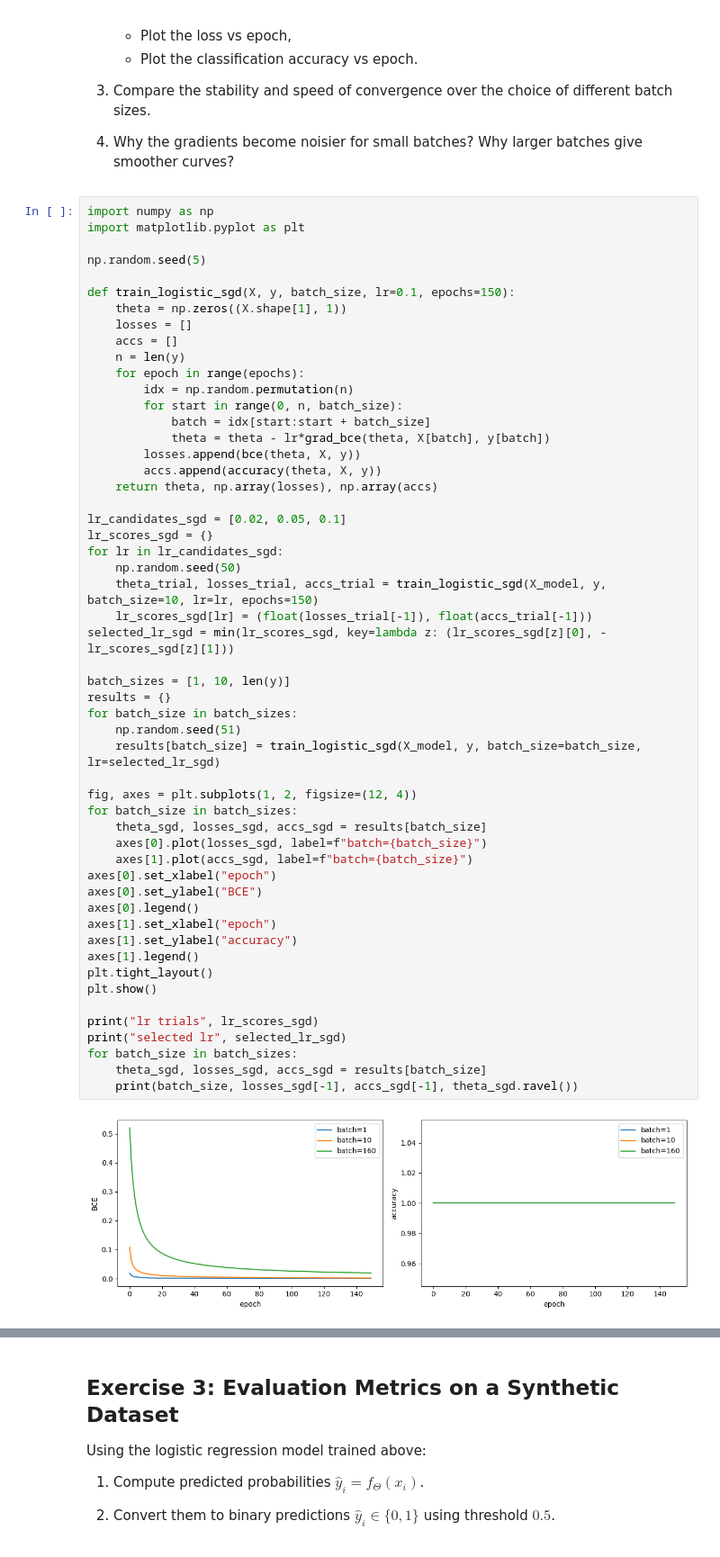
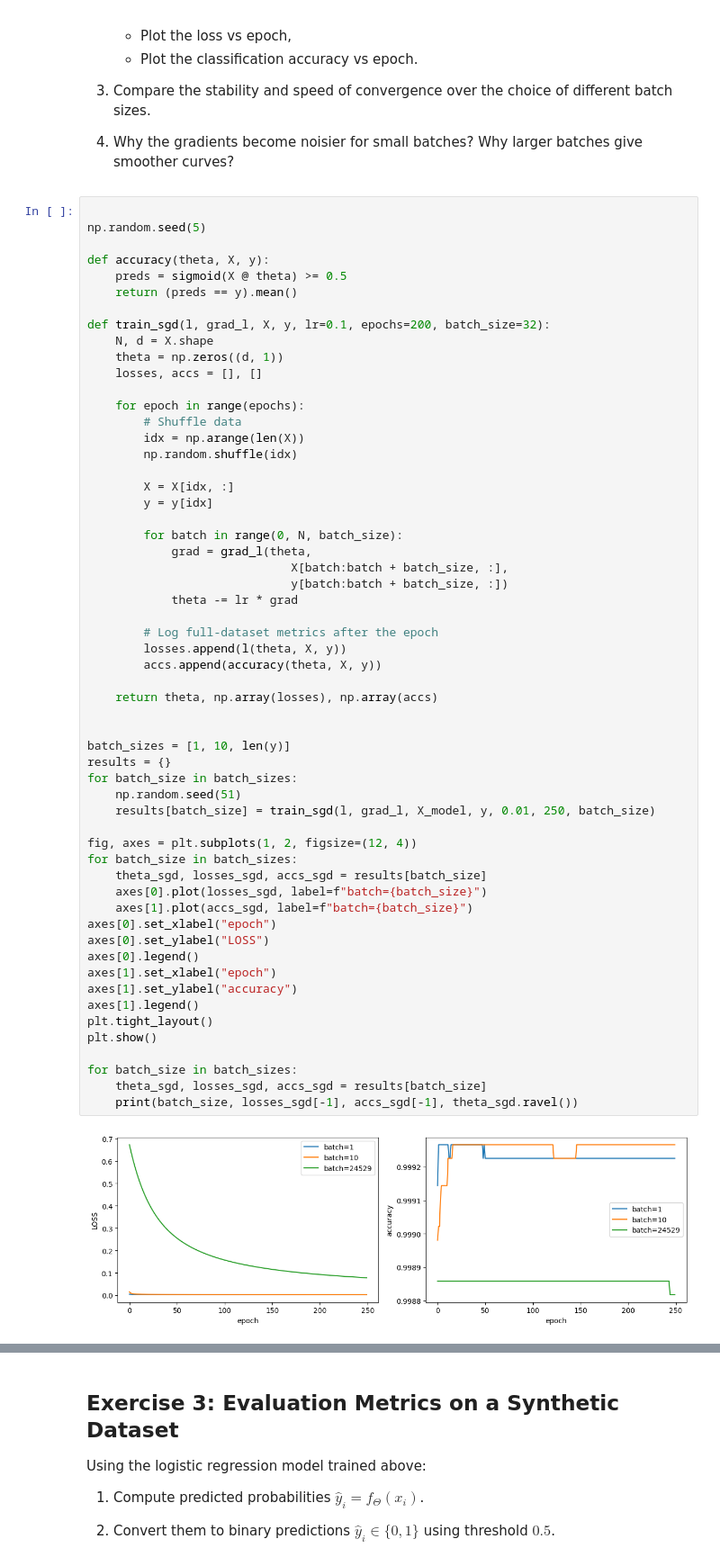
Before and after one commit to mohamadch91/Statistical-and-Mathematical-Methods-for-Machine-Learning-SMM-, a Jupyter notebook: hw3/HW3.ipynb, the cells around one changed output, grey strips where cells are left out. Shown at 90% size. Drawn from its saved outputs; the diff is of its cells as text.

```diff
--- a/hw3/HW3.ipynb
+++ b/hw3/HW3.ipynb
@@ -137,57 +112,61 @@ Use the same synthetic dataset used in the previous exercise, but train logistic
 
 4. Why the gradients become noisier for small batches? Why larger batches give smoother curves?
 # %%
-import numpy as np
-import matplotlib.pyplot as plt
 
 np.random.seed(5)
 
-def train_logistic_sgd(X, y, batch_size, lr=0.1, epochs=150):
-    theta = np.zeros((X.shape[1], 1))
-    losses = []
-    accs = []
-    n = len(y)
+def accuracy(theta, X, y):
+    preds = sigmoid(X @ theta) >= 0.5
+    return (preds == y).mean()
+
+def train_sgd(l, grad_l, X, y, lr=0.1, epochs=200, batch_size=32):
+    N, d = X.shape
+    theta = np.zeros((d, 1))
+    losses, accs = [], []
+
     for epoch in range(epochs):
-        idx = np.random.permutation(n)
-        for start in range(0, n, batch_size):
-            batch = idx[start:start + batch_size]
-            theta = theta - lr*grad_bce(theta, X[batch], y[batch])
-        losses.append(bce(theta, X, y))
+        # Shuffle data
+        idx = np.arange(len(X))
+        np.random.shuffle(idx)
+
+        X = X[idx, :]
+        y = y[idx]
+
+        for batch in range(0, N, batch_size):
+            grad = grad_l(theta,
+                             X[batch:batch + batch_size, :],
+                             y[batch:batch + batch_size, :])
+            theta -= lr * grad
+
+        # Log full-dataset metrics after the epoch
+        losses.append(l(theta, X, y))
         accs.append(accuracy(theta, X, y))
+
     return theta, np.array(losses), np.array(accs)
 
-lr_candidates_sgd = [0.02, 0.05, 0.1]
-lr_scores_sgd = {}
-for lr in lr_candidates_sgd:
-    np.random.seed(50)
-    theta_trial, losses_trial, accs_trial = train_logistic_sgd(X_model, y, batch_size=10, lr=lr, epochs=150)
-    lr_scores_sgd[lr] = (float(losses_trial[-1]), float(accs_trial[-1]))
-selected_lr_sgd = min(lr_scores_sgd, key=lambda z: (lr_scores_sgd[z][0], -lr_scores_sgd[z][1]))
 
 batch_sizes = [1, 10, len(y)]
 results = {}
 for batch_size in batch_sizes:
     np.random.seed(51)
-    results[batch_size] = train_logistic_sgd(X_model, y, batch_size=batch_size, lr=selected_lr_sgd)
+    results[batch_size] = train_sgd(l, grad_l, X_model, y, 0.01, 250, batch_size)
 
 fig, axes = plt.subplots(1, 2, figsize=(12, 4))
 for batch_size in batch_sizes:
     theta_sgd, losses_sgd, accs_sgd = results[batch_size]
     axes[0].plot(losses_sgd, label=f"batch={batch_size}")
     axes[1].plot(accs_sgd, label=f"batch={batch_size}")
 axes[0].set_xlabel("epoch")
-axes[0].set_ylabel("BCE")
+axes[0].set_ylabel("LOSS")
 axes[0].legend()
 axes[1].set_xlabel("epoch")
 axes[1].set_ylabel("accuracy")
 axes[1].legend()
 plt.tight_layout()
 plt.show()
 
-print("lr trials", lr_scores_sgd)
-print("selected lr", selected_lr_sgd)
 for batch_size in batch_sizes:
     theta_sgd, losses_sgd, accs_sgd = results[batch_size]
     print(batch_size, losses_sgd[-1], accs_sgd[-1], theta_sgd.ravel())
 # %% [output]
-[figure, old version]
+[figure, new version]
```
Also changed, not shown: parts of 4 cells of this notebook.
